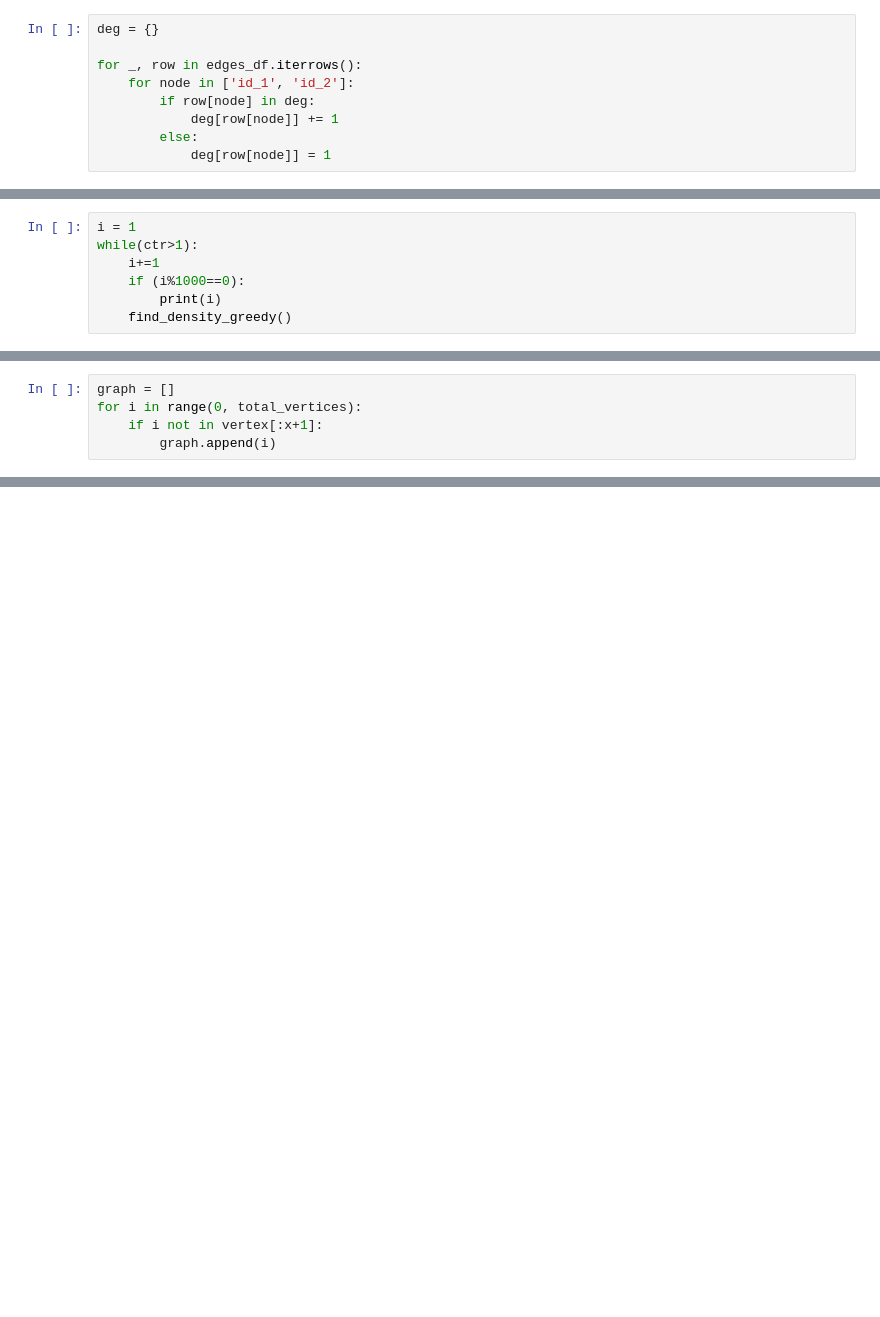
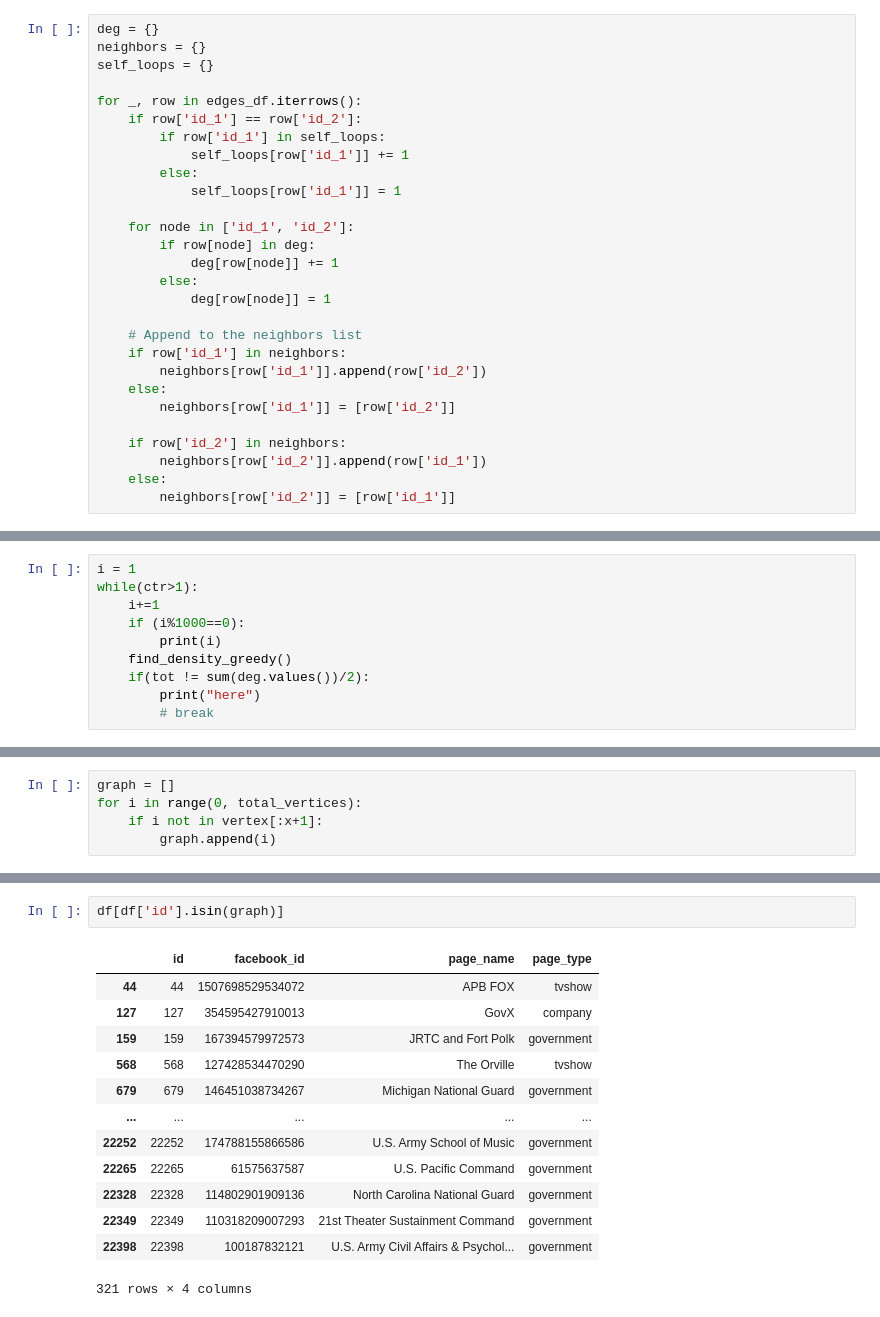
Before and after one commit to Kishan-Ved/DS_Clustering, a Jupyter notebook: data_science_assignment1.ipynb, the cells around one changed output, grey strips where cells are left out. Drawn from its saved outputs; the diff is of its cells as text; blank space fills up the shorter version.

Commit message:
facebook graph

```diff
--- a/data_science_assignment1.ipynb
+++ b/data_science_assignment1.ipynb
@@ -56,13 +56,32 @@ edges_df
 5. Store the vertex removed and the density of the subgraph obtained after this
 # %%
 deg = {}
+neighbors = {}
+self_loops = {}
 
 for _, row in edges_df.iterrows():
+    if row['id_1'] == row['id_2']:
+        if row['id_1'] in self_loops:
+            self_loops[row['id_1']] += 1
+        else:
+            self_loops[row['id_1']] = 1
+
     for node in ['id_1', 'id_2']:
         if row[node] in deg:
             deg[row[node]] += 1
         else:
             deg[row[node]] = 1
+
+    # Append to the neighbors list
+    if row['id_1'] in neighbors:
+        neighbors[row['id_1']].append(row['id_2'])
+    else:
+        neighbors[row['id_1']] = [row['id_2']]
+
+    if row['id_2'] in neighbors:
+        neighbors[row['id_2']].append(row['id_1'])
+    else:
+        neighbors[row['id_2']] = [row['id_1']]
 # %%
 deg # dictionary of degrees
 # %% [output]
@@ -130,6 +232,9 @@ while(ctr>1):
     if (i%1000==0):
         print(i)
     find_density_greedy()
+    if(tot != sum(deg.values())/2):
+        print("here")
+        # break
 # %% [output]
 1000
 2000
@@ -183,0 +337,16 @@ dict
+# %%
+df[df['id'].isin(graph)]
+# %% [output]
+|  | id | facebook_id | page_name | page_type |
+| 44 | 44 | 1507698529534072 | APB FOX | tvshow |
+| 127 | 127 | 354595427910013 | GovX | company |
+| 159 | 159 | 167394579972573 | JRTC and Fort Polk | government |
+| 568 | 568 | 127428534470290 | The Orville | tvshow |
+| 679 | 679 | 146451038734267 | Michigan National Guard | government |
+| ... | ... | ... | ... | ... |
+| 22252 | 22252 | 174788155866586 | U.S. Army School of Music | government |
+| 22265 | 22265 | 61575637587 | U.S. Pacific Command | government |
+| 22328 | 22328 | 114802901909136 | North Carolina National Guard | government |
+| 22349 | 22349 | 110318209007293 | 21st Theater Sustainment Command | government |
+| 22398 | 22398 | 100187832121 | U.S. Army Civil Affairs & Psychol... | government |
+321 rows × 4 columns
```
Also changed, not shown: parts of 18 cells of this notebook.
